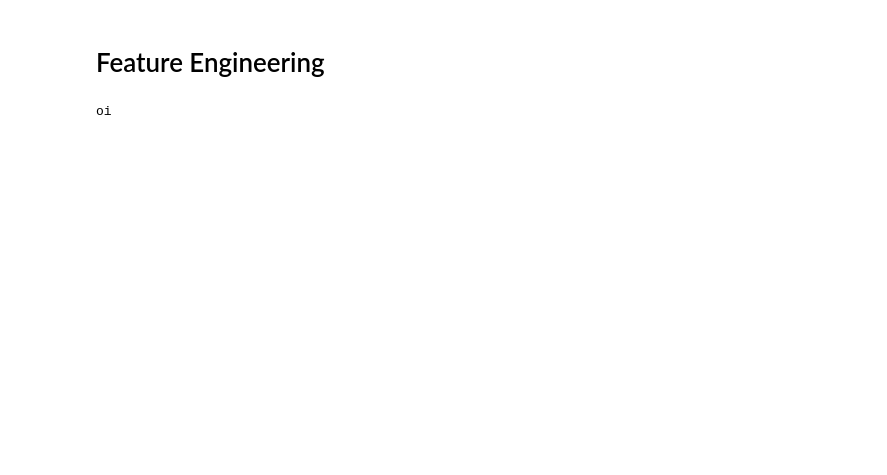
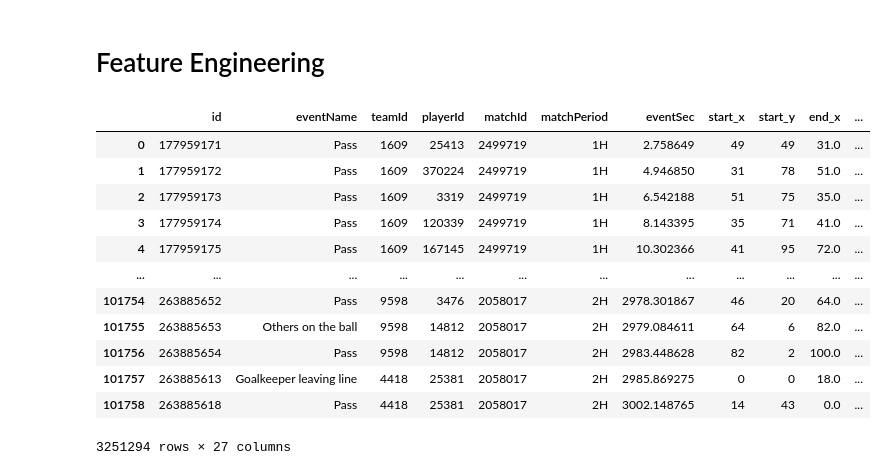
Before and after one commit to JoaoLucas23/ProjetoAprendizadoMaquina, a Jupyter notebook: ProjetoAM.ipynb, the cells around one changed output. Saved outputs shown, nothing was run; the diff lists cells and outputs as text; code cells hidden in the pictures; blank space fills up the shorter version.

```diff
--- a/ProjetoAM.ipynb
+++ b/ProjetoAM.ipynb
@@ -236,6 +225,54 @@ events.head()
 # %% [markdown]
 # Feature Engineering
-# %%
-print("oi")
-# %% [output]
-oi
+# %%
+# extract event details
+events['goal'] = events['tags'].apply(lambda x: 101 in x).astype(int)
+events['assist'] = events['tags'].apply(lambda x: 301 in x).astype(int)
+events['keyPass'] = events['tags'].apply(lambda x: 302 in x).astype(int)
+events['counterAttack'] = events['tags'].apply(lambda x: 1901 in x).astype(int)
+events['interception'] = events['tags'].apply(lambda x: 1401 in x).astype(int)
+events['clearance'] = events['tags'].apply(lambda x: 1501 in x).astype(int)
+events['foot'] = events['tags'].apply(lambda x: 401 in x or 402 in x).astype(int)
+events['success'] = events['tags'].apply(lambda x: 1801 in x).astype(int)
+
+# spatial features
+events['distance_x'] = events['end_x'] - events['start_x']
+events['distance_y'] = events['end_y'] - events['start_y']
+events['distance'] = (events['distance_x']**2 + events['distance_y']**2)**0.5
+
+goal_x = 100
+goal_y_min = 37
+goal_y_max = 63
+
+events['goal_distance'] = ((goal_x - events['start_x'])**2 + (goal_y_max - events['start_y'])**2)**0.5
+events['goal_angle'] = events.apply(lambda row: np.arctan2((goal_y_min + goal_y_max) / 2 - row['start_y'], goal_x - row['start_x']), axis=1)
+# %%
+matches = events['matchId'].unique()
+
+for matchId in matches:
+    events_match = events[events['matchId'] == matchId]
+    events_match = events_match.sort_values(by='id', ascending=True).reset_index(drop=True)
+    for half in ['1H', '2H']:
+        events_half = events_match[events_match['matchPeriod'] == half]
+        for i, row in events_half.iterrows():
+            df_window = events_half.iloc[i:i+10]
+            if df_window['goal'].max() == 1:
+                goal_teamId = df_window[df_window['goal'] == 1]['teamId'].values[0]
+                if row['teamId'] == goal_teamId:
+                    events.loc[events['id'] == row['id'], 'goalscored'] = 1
+# %%
+events
+# %% [output]
+|  | id | eventName | teamId | playerId | matchId | matchPeriod | eventSec | start_x | start_y | end_x | ... |
+| 0 | 177959171 | Pass | 1609 | 25413 | 2499719 | 1H | 2.758649 | 49 | 49 | 31.0 | ... |
+| 1 | 177959172 | Pass | 1609 | 370224 | 2499719 | 1H | 4.946850 | 31 | 78 | 51.0 | ... |
+| 2 | 177959173 | Pass | 1609 | 3319 | 2499719 | 1H | 6.542188 | 51 | 75 | 35.0 | ... |
+| 3 | 177959174 | Pass | 1609 | 120339 | 2499719 | 1H | 8.143395 | 35 | 71 | 41.0 | ... |
+| 4 | 177959175 | Pass | 1609 | 167145 | 2499719 | 1H | 10.302366 | 41 | 95 | 72.0 | ... |
+| ... | ... | ... | ... | ... | ... | ... | ... | ... | ... | ... | ... |
+| 101754 | 263885652 | Pass | 9598 | 3476 | 2058017 | 2H | 2978.301867 | 46 | 20 | 64.0 | ... |
+| 101755 | 263885653 | Others on the ball | 9598 | 14812 | 2058017 | 2H | 2979.084611 | 64 | 6 | 82.0 | ... |
+| 101756 | 263885654 | Pass | 9598 | 14812 | 2058017 | 2H | 2983.448628 | 82 | 2 | 100.0 | ... |
+| 101757 | 263885613 | Goalkeeper leaving line | 4418 | 25381 | 2058017 | 2H | 2985.869275 | 0 | 0 | 18.0 | ... |
+| 101758 | 263885618 | Pass | 4418 | 25381 | 2058017 | 2H | 3002.148765 | 14 | 43 | 0.0 | ... |
+3251294 rows × 27 columns
```
Also changed, not shown: parts of 15 cells of this notebook.
